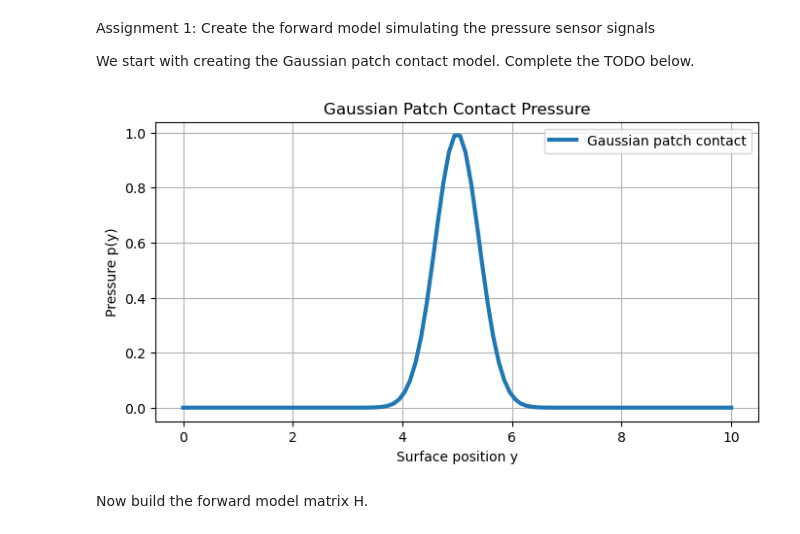
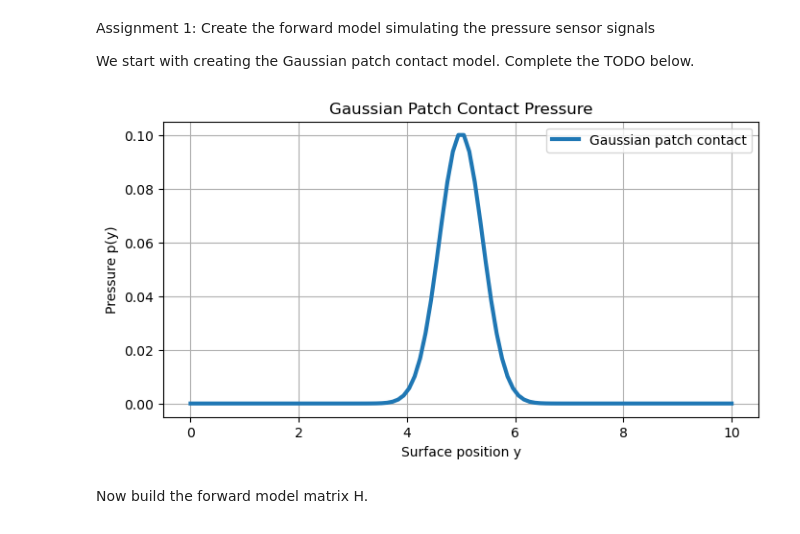
Before and after one commit to TUe-4TB00/tactile-sensing-not-graded-FloortjeStekelenburg, a Jupyter notebook: assignment.ipynb, the cells around one changed output. Cells and saved outputs as stored; diff of their text form; code cells hidden in the pictures.

```diff
--- a/assignment.ipynb
+++ b/assignment.ipynb
@@ -25,28 +25,27 @@ We start with creating the Gaussian patch contact model. Complete the TODO below
 # %%
 import numpy as np
 import matplotlib.pyplot as plt
 
 # Simulation parameters
 n = 100
 y = np.linspace(0, 10, n)
 y_c = 5.0  # Contact center position
 sigma = 0.4  # Width of the Gaussian contact patch
 total_load = 1.0  # Total contact load
 
 # TODO: Create a Gaussian patch contact model
-p_0 = total_load/(sigma*np.sqrt(2 * np.pi))
-p_gauss = p_0 * np.exp(-0.5* ((y - y_c)/sigma)**2)  # Replace with your implementation to compute the Gaussian pressure distribution
-
+p_gauss = np.exp(-0.5* ((y - y_c)/sigma)**2)  # Replace with your implementation to compute the Gaussian pressure distribution
+p_gauss = total_load * p_gauss / np.sum(p_gauss)
 plt.figure(figsize=(8, 4))
 plt.plot(y, p_gauss, linewidth=3, label="Gaussian patch contact")
 plt.xlabel("Surface position y")
 plt.ylabel("Pressure p(y)")
 plt.title("Gaussian Patch Contact Pressure")
 plt.legend()
 plt.grid(True)
 plt.show()
 # %% [output]
-[figure, old version]
+[figure, new version]
 # %% [markdown]
 Now build the forward model matrix H.
 # %%
```
Also changed, not shown: parts of 4 cells of this notebook.
